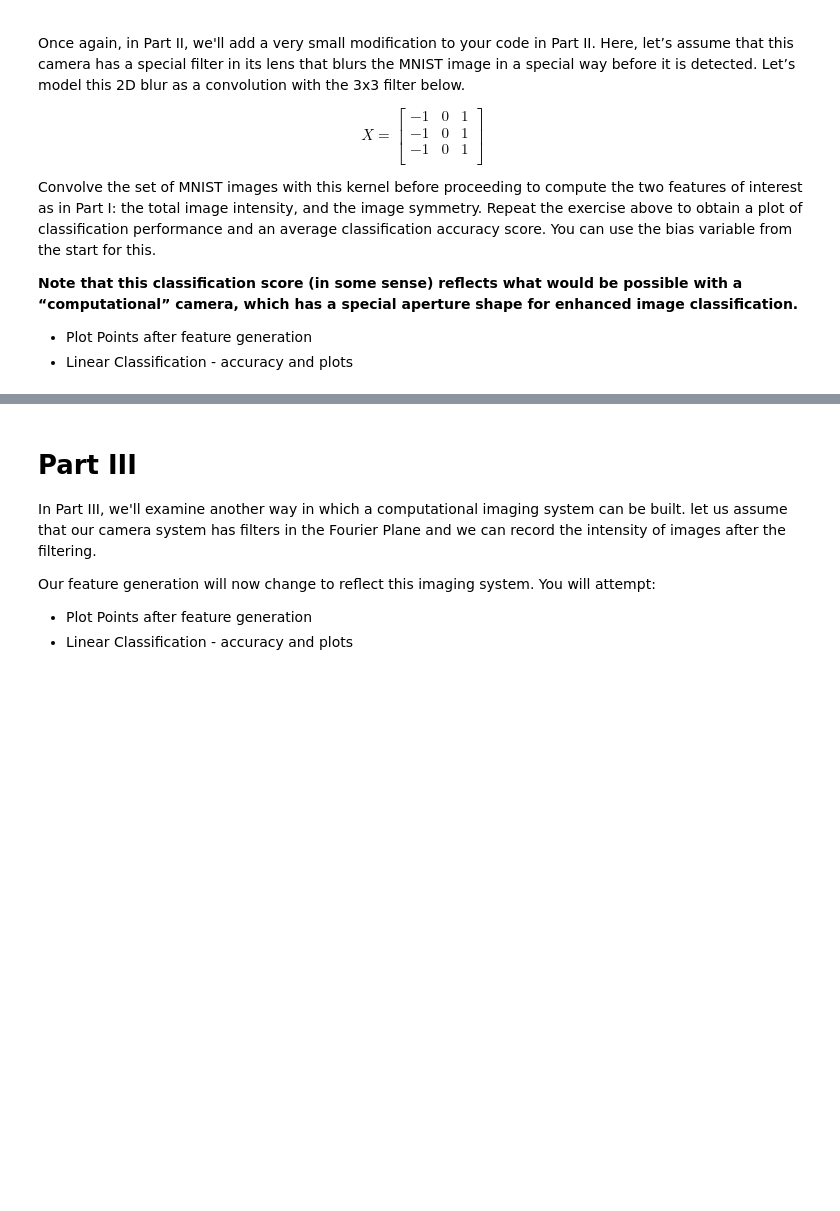
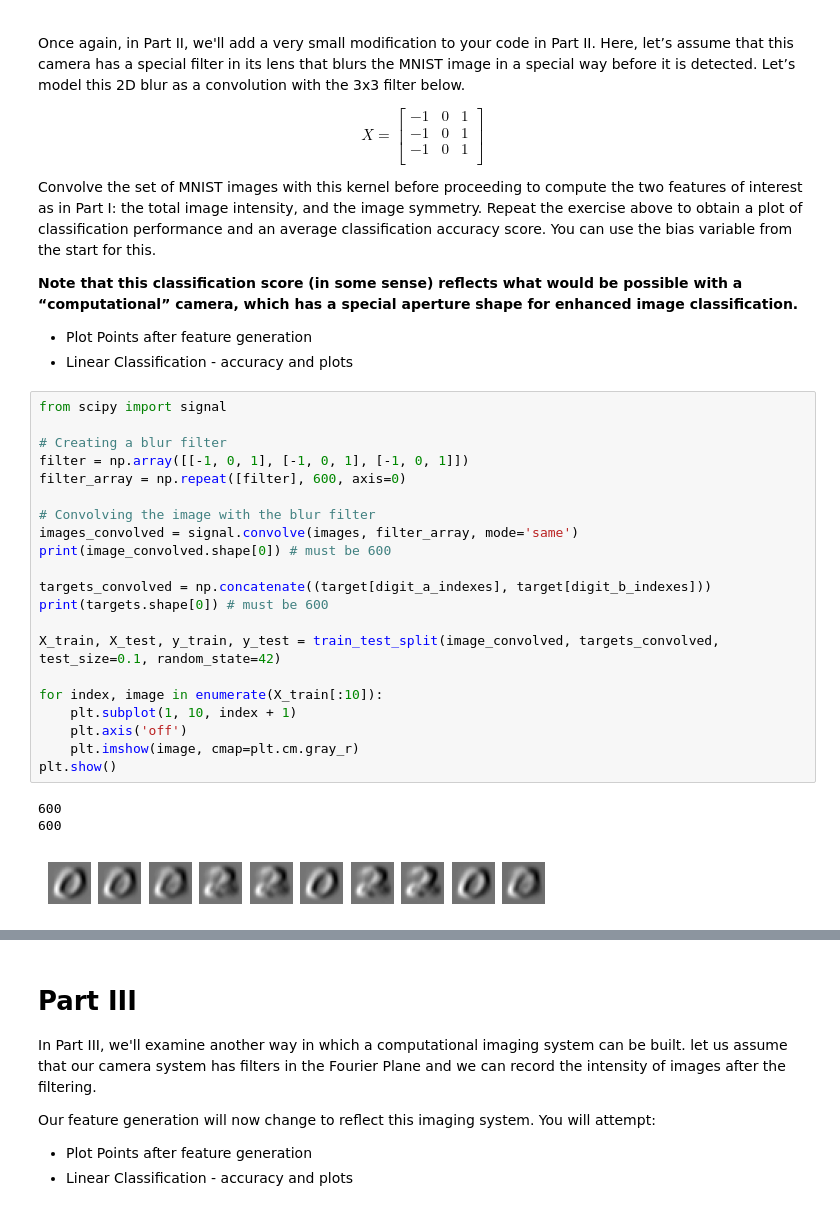
Before and after one commit to guptashrey/BME548L-Machine-Learning-Imaging, a Jupyter notebook: Homework/S2023_HW1.ipynb, the cells around one changed output, grey strips where cells are left out. Cells and saved outputs as stored; diff of their text form; blank space fills up the shorter version.

```diff
--- a/Homework/S2023_HW1.ipynb
+++ b/Homework/S2023_HW1.ipynb
@@ -297,3 +337,28 @@ Convolve the set of MNIST images with this kernel before proceeding to compute t
 
  - Plot Points after feature generation
  - Linear Classification - accuracy and plots
+# %%
+from scipy import signal
+
+# Creating a blur filter
+filter = np.array([[-1, 0, 1], [-1, 0, 1], [-1, 0, 1]])
+filter_array = np.repeat([filter], 600, axis=0)
+
+# Convolving the image with the blur filter
+images_convolved = signal.convolve(images, filter_array, mode='same')
+print(image_convolved.shape[0]) # must be 600
+
+targets_convolved = np.concatenate((target[digit_a_indexes], target[digit_b_indexes]))
+print(targets.shape[0]) # must be 600
+
+X_train, X_test, y_train, y_test = train_test_split(image_convolved, targets_convolved, test_size=0.1, random_state=42)
+
+for index, image in enumerate(X_train[:10]):
+    plt.subplot(1, 10, index + 1)
+    plt.axis('off')
+    plt.imshow(image, cmap=plt.cm.gray_r)
+plt.show()
+# %% [output]
+600
+600
+[figure, added]
```
Also changed, not shown: parts of 19 cells of this notebook, 1 other file.
